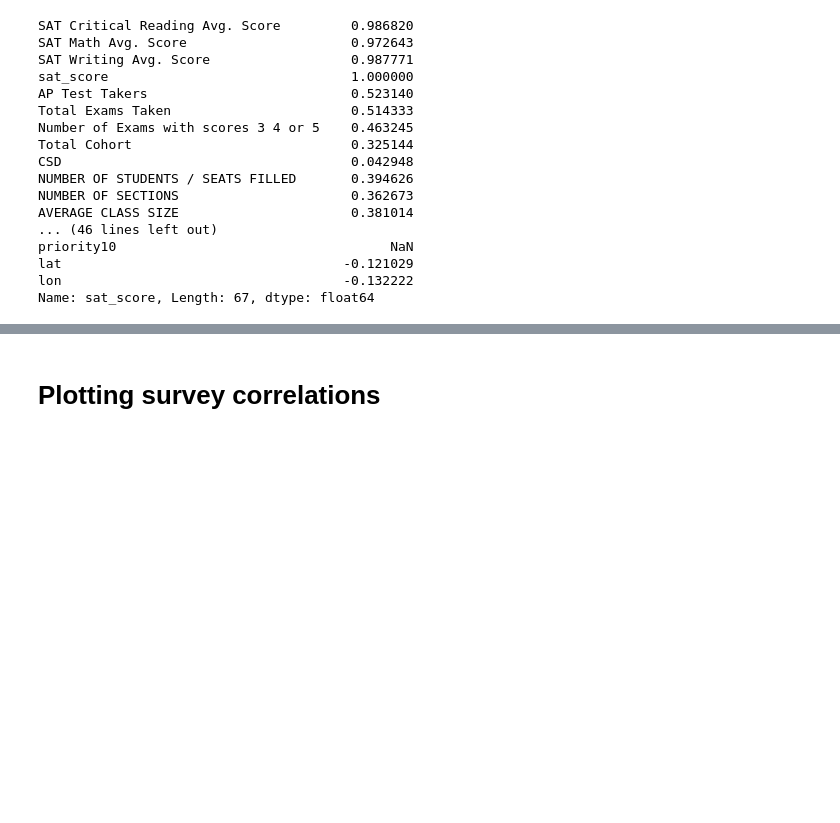
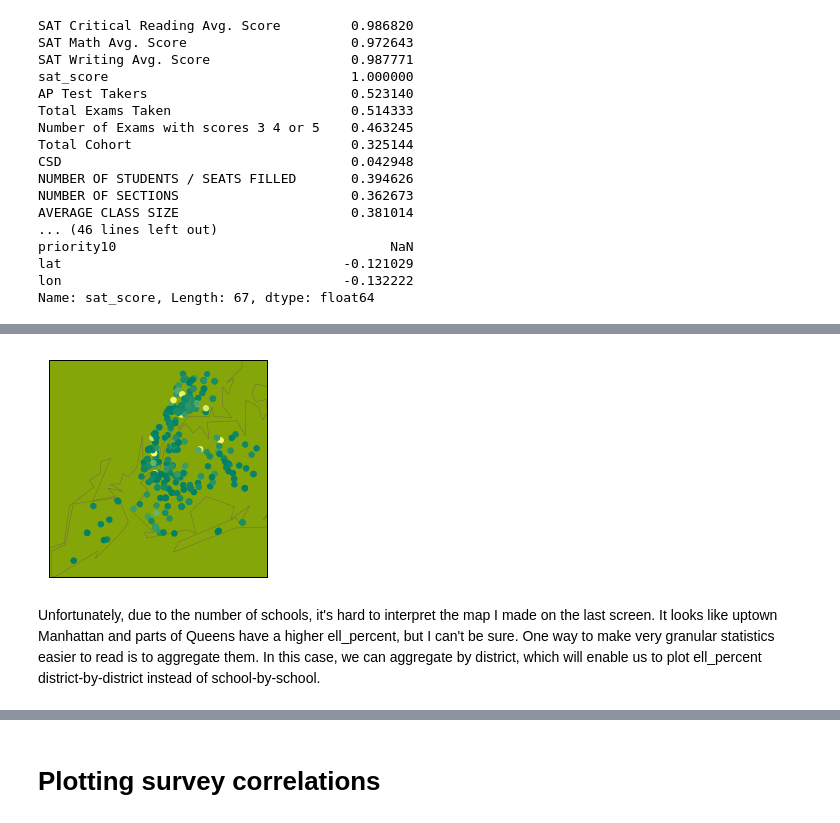
Before and after one commit to tlee0058/data_science_portfolio, a Jupyter notebook: Analyzing NYC High School Data.ipynb, the cells around one changed output, grey strips where cells are left out. Drawn from its saved outputs; the diff is of its cells as text; code cells hidden in the pictures; blank space fills up the shorter version.

```diff
--- a/Analyzing NYC High School Data.ipynb
+++ b/Analyzing NYC High School Data.ipynb
@@ -214,0 +399,17 @@ Name: sat_score, Length: 67, dtype: float64
+# %%
+from mpl_toolkits.basemap import Basemap
+m = Basemap(projection='merc', llcrnrlat=40.496044, urcrnrlat=40.915256, llcrnrlon=-74.255735,
+           urcrnrlon=-73.700272, resolution='i')
+
+m.drawmapboundary(fill_color='#85A609')
+m.drawcoastlines(color='#6D5F47', linewidth=0.4)
+m.drawrivers(color='#6D5F47', linewidth=0.4)
+
+longitudes = combined['lon'].tolist()
+latitudes = combined['lat'].tolist()
+m.scatter(longitudes, latitudes, s=30, zorder=2, latlon=True, c=combined['ell_percent'], cmap='summer')
+plt.show()
+# %% [output]
+[figure, added]
+# %% [markdown]
+Unfortunately, due to the number of schools, it's hard to interpret the map I made on the last screen. It looks like uptown Manhattan and parts of Queens have a higher ell_percent, but I can't be sure. One way to make very granular statistics easier to read is to aggregate them. In this case, we can aggregate by district, which will enable us to plot ell_percent district-by-district instead of school-by-school.
```
Also changed, not shown: parts of 53 cells of this notebook, 2 other files.
